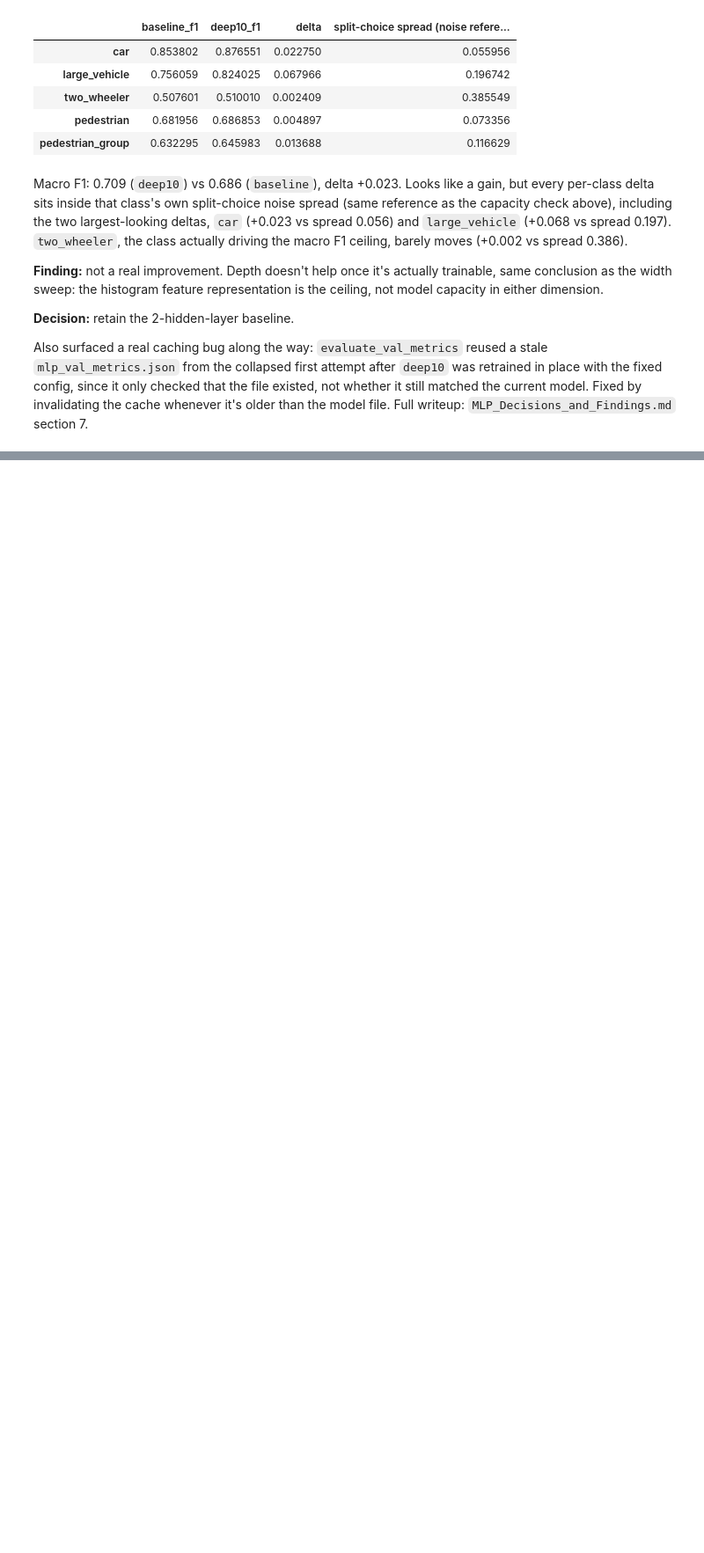
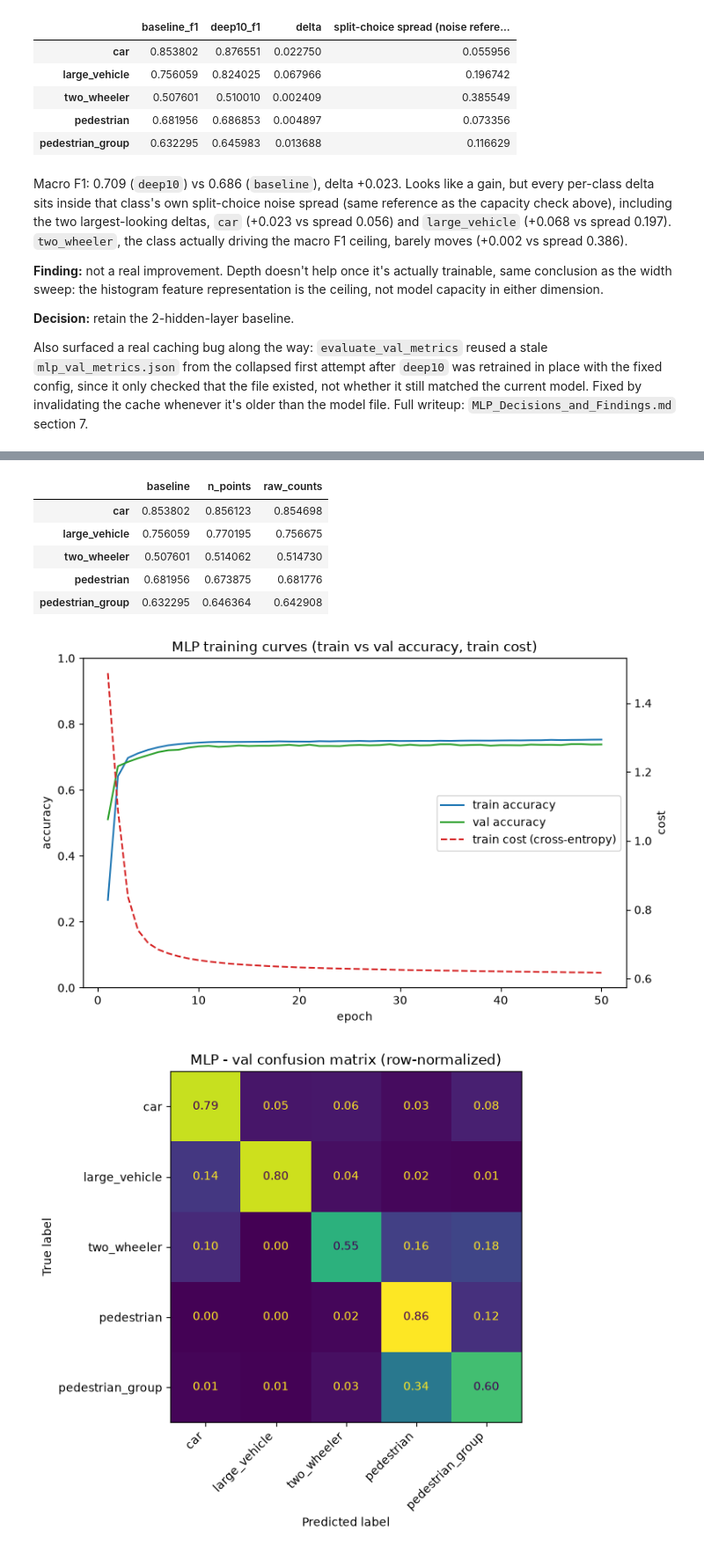
Before and after one commit to brunopinto900/radar-ml-autonomous-driving, a Jupyter notebook: notebooks/mlp_classifier.ipynb, the cells around one changed output, grey strips where cells are left out. Shown at 88% size. Saved outputs shown, nothing was run; the diff lists cells and outputs as text; code cells hidden in the pictures; blank space fills up the shorter version.

```diff
--- a/notebooks/mlp_classifier.ipynb
+++ b/notebooks/mlp_classifier.ipynb
@@ -473,0 +478,10 @@ Also surfaced a real caching bug along the way: `evaluate_val_metrics` reused a
+# %%
+# both cached, no retraining
+_, _, n_points_metrics, _, _ = run_variant(df, "n_points")
+_, _, raw_counts_metrics, _, _ = run_variant(df, "raw_counts")
+pd.DataFrame({
+    "baseline": baseline_metrics["f1"],
+    "n_points": n_points_metrics["f1"],
+    "raw_counts": raw_counts_metrics["f1"],
+})
+# %% [output]
@@ -473,0 +505,8 @@ Also surfaced a real caching bug along the way: `evaluate_val_metrics` reused a
+|  | baseline | n_points | raw_counts |
+| car | 0.853802 | 0.856123 | 0.854698 |
+| large_vehicle | 0.756059 | 0.770195 | 0.756675 |
+| two_wheeler | 0.507601 | 0.514062 | 0.514730 |
+| pedestrian | 0.681956 | 0.673875 | 0.681776 |
+| pedestrian_group | 0.632295 | 0.646364 | 0.642908 |
+[figure, added]
+[figure, added]
```
Also changed, not shown: parts of 5 cells of this notebook, 5 other files.
